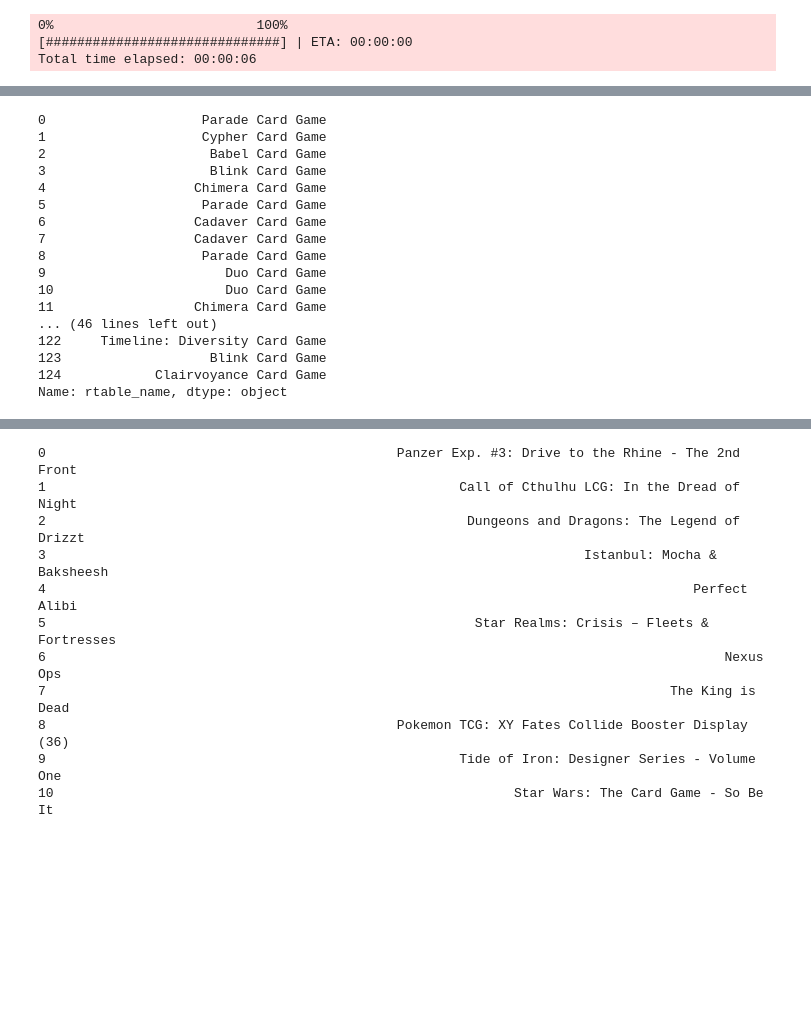
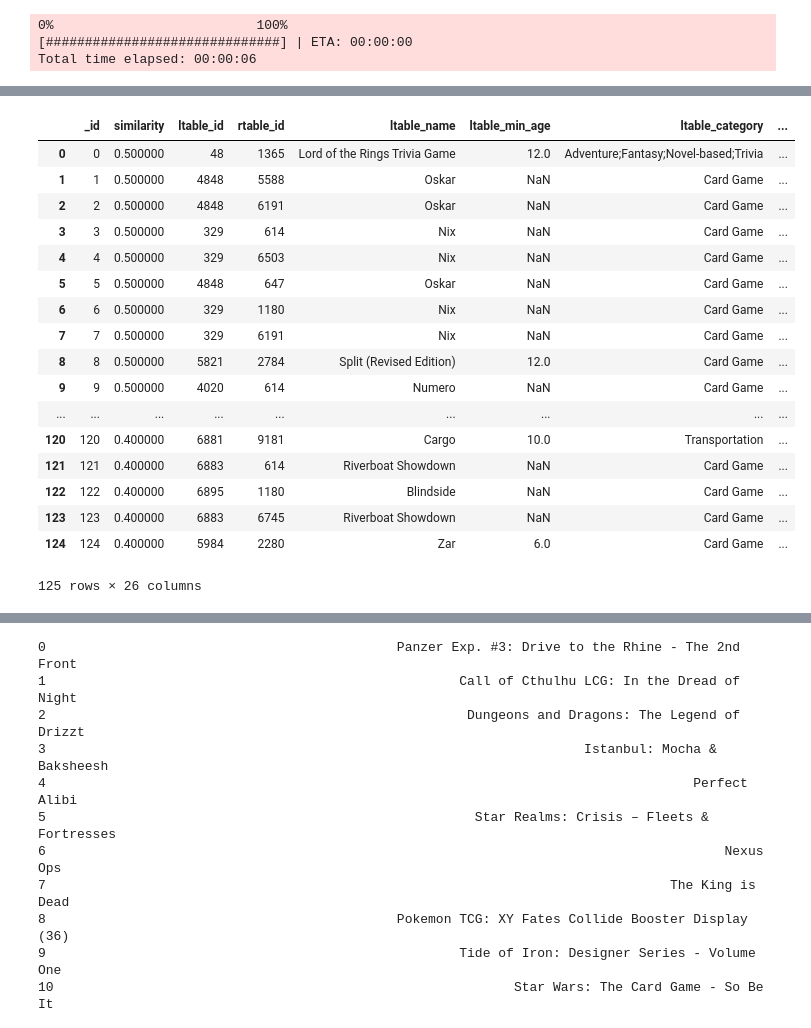
Before and after one commit to malnoxon/board-game-data-science, a Jupyter notebook: pt3/Untitled.ipynb, the cells around one changed output, grey strips where cells are left out. Cells and saved outputs as stored; diff of their text form; code cells hidden in the pictures; blank space fills up the shorter version.

```diff
--- a/pt3/Untitled.ipynb
+++ b/pt3/Untitled.ipynb
@@ -144,23 +139,25 @@ C1
 # %%
 # now debug the blocker output
 dbg = em.debug_blocker(C1, A, B, output_size=125)
-# %%
-dbg.rtable_name
-# %% [output]
-0                    Parade Card Game
-1                    Cypher Card Game
-2                     Babel Card Game
-3                     Blink Card Game
-4                   Chimera Card Game
-5                    Parade Card Game
-6                   Cadaver Card Game
-7                   Cadaver Card Game
-8                    Parade Card Game
-9                       Duo Card Game
-10                      Duo Card Game
-11                  Chimera Card Game
-... (46 lines left out)
-122     Timeline: Diversity Card Game
-123                   Blink Card Game
-124            Clairvoyance Card Game
-Name: rtable_name, dtype: object
+# %%
+dbg # Look at the debug table for things that match. If we find things that match, that indicates that our blocker
+# is dropping things that it shouldn't.
+# %% [output]
+|  | _id | similarity | ltable_id | rtable_id | ltable_name | ltable_min_age | ltable_category | ... |
+| 0 | 0 | 0.500000 | 48 | 1365 | Lord of the Rings Trivia Game | 12.0 | Adventure;Fantasy;Novel-based;Trivia | ... |
+| 1 | 1 | 0.500000 | 4848 | 5588 | Oskar | NaN | Card Game | ... |
+| 2 | 2 | 0.500000 | 4848 | 6191 | Oskar | NaN | Card Game | ... |
+| 3 | 3 | 0.500000 | 329 | 614 | Nix | NaN | Card Game | ... |
+| 4 | 4 | 0.500000 | 329 | 6503 | Nix | NaN | Card Game | ... |
+| 5 | 5 | 0.500000 | 4848 | 647 | Oskar | NaN | Card Game | ... |
+| 6 | 6 | 0.500000 | 329 | 1180 | Nix | NaN | Card Game | ... |
+| 7 | 7 | 0.500000 | 329 | 6191 | Nix | NaN | Card Game | ... |
+| 8 | 8 | 0.500000 | 5821 | 2784 | Split (Revised Edition) | 12.0 | Card Game | ... |
+| 9 | 9 | 0.500000 | 4020 | 614 | Numero | NaN | Card Game | ... |
+| ... | ... | ... | ... | ... | ... | ... | ... | ... |
+| 120 | 120 | 0.400000 | 6881 | 9181 | Cargo | 10.0 | Transportation | ... |
+| 121 | 121 | 0.400000 | 6883 | 614 | Riverboat Showdown | NaN | Card Game | ... |
+| 122 | 122 | 0.400000 | 6895 | 1180 | Blindside | NaN | Card Game | ... |
+| 123 | 123 | 0.400000 | 6883 | 6745 | Riverboat Showdown | NaN | Card Game | ... |
+| 124 | 124 | 0.400000 | 5984 | 2280 | Zar | 6.0 | Card Game | ... |
+125 rows × 26 columns
```
Also changed, not shown: parts of 14 cells of this notebook, 3 other files.
